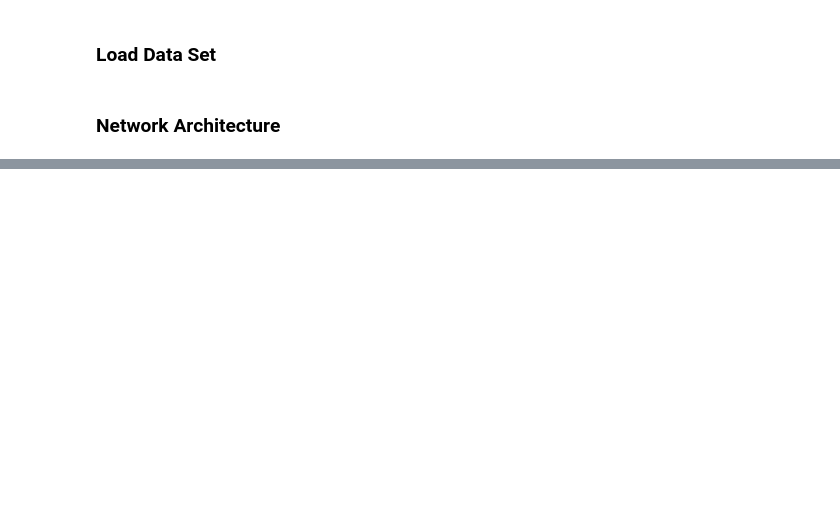
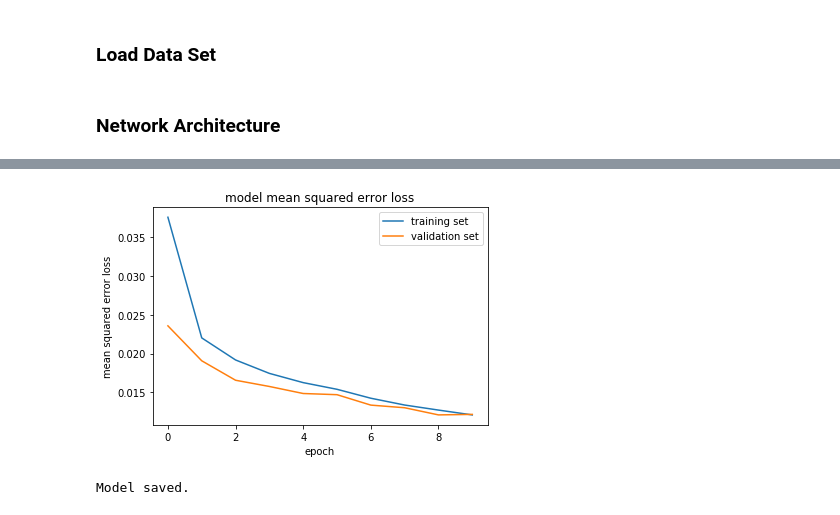
Before and after one commit to khatiba/Behavioral-Cloning-Project, a Jupyter notebook: Behavioral-Cloning-Project.ipynb, the cells around one changed output, grey strips where cells are left out. Cells and saved outputs as stored; diff of their text form; code cells hidden in the pictures; blank space fills up the shorter version.

Commit message:
Add dropout to model and augment data with flipped images.

```diff
--- a/Behavioral-Cloning-Project.ipynb
+++ b/Behavioral-Cloning-Project.ipynb
@@ -4,6 +6,8 @@
 import cv2
 import csv
 import numpy as np
+from sklearn.utils import shuffle
+
 
 samples = []
 
@@ -21,13 +25,15 @@ for datapath in ['./track-1', './track-2']:
 
                 samples.append((path, measurement))
 
+samples = shuffle(samples)
+
 num_samples = len(samples)
 print('Total samples: {}'.format(len(samples)))
 
-training_samples = samples[:int(num_samples * 0.8)]
+training_samples = samples[:int(num_samples * 0.75)]
 num_training_samples = len(training_samples)
 print('Training samples: {}'.format(num_training_samples))
 
-validation_samples = samples[int(num_samples * 0.8):]
+validation_samples = samples[int(num_samples * 0.75):]
 num_validation_samples = len(validation_samples)
 print('Validation samples: {}'.format(num_validation_samples))
@@ -96,48 +101,33 @@ from keras.layers.convolutional import Convolution2D, MaxPooling2D, Cropping2D
 
 model = Sequential()
 model.add(Lambda(lambda x: x / 255.0 - 0.5, input_shape=input_shape))
-model.add(Cropping2D(cropping=((65, 25), (0, 0))))
+model.add(Cropping2D(cropping=((70, 25), (0, 0))))
 
 model.add(Convolution2D(24, (5, 5), strides=(2, 2), activation='relu'))
 model.add(Convolution2D(36, (5, 5), strides=(2, 2), activation='relu'))
 model.add(Convolution2D(48, (5, 5), strides=(2, 2), activation='relu'))
 model.add(Convolution2D(64, (3, 3), strides=(1, 1), activation='relu'))
 model.add(Convolution2D(64, (3, 3), strides=(1, 1), activation='relu'))
+
 model.add(Flatten())
+model.add(Dropout(0.5))
+
 model.add(Dense(100))
 model.add(Dense(50))
 model.add(Dense(10))
 model.add(Dense(1))
 
-
-'''
-# LeNet
-model.add(Convolution2D(6, (5,5), activation='relu'))
-model.add(MaxPooling2D(pool_size=(2, 2), padding='valid'))
-model.add(Convolution2D(6, (5,5), activation='relu'))
-model.add(MaxPooling2D(pool_size=(2, 2), padding='valid'))
-model.add(Flatten())
-model.add(Dense(120))
-model.add(Dense(84))
-model.add(Dense(1))
-'''
-
 model.compile(loss='mse', optimizer='adam')
 
-# history_object = model.fit(X_train, y_train, validation_split=0.2, shuffle=True, epochs=3)
-
 history_object = model.fit_generator(
-    generator=training_generator(),
+    generator=batch_generator(training_samples),
     steps_per_epoch=math.ceil(len(training_samples) / batch_size),
-    validation_data=validation_generator(),
+    validation_data=batch_generator(validation_samples),
     validation_steps=math.ceil(len(validation_samples) / batch_size),
     epochs=10,
     initial_epoch=0,
     verbose=1
 )
-
-### print the keys contained in the history object
-print(history_object.history.keys())
 
 ### plot the training and validation loss for each epoch
 plt.plot(history_object.history['loss'])
@@ -152,3 +142,4 @@ plt.show()
 model.save('model.h5')
 
 print('Model saved.')
+# %% [output]
@@ -154,0 +166,2 @@ print('Model saved.')
+[figure, added]
+Model saved.
```
Also changed, not shown: parts of 5 cells of this notebook, 1 other file.
